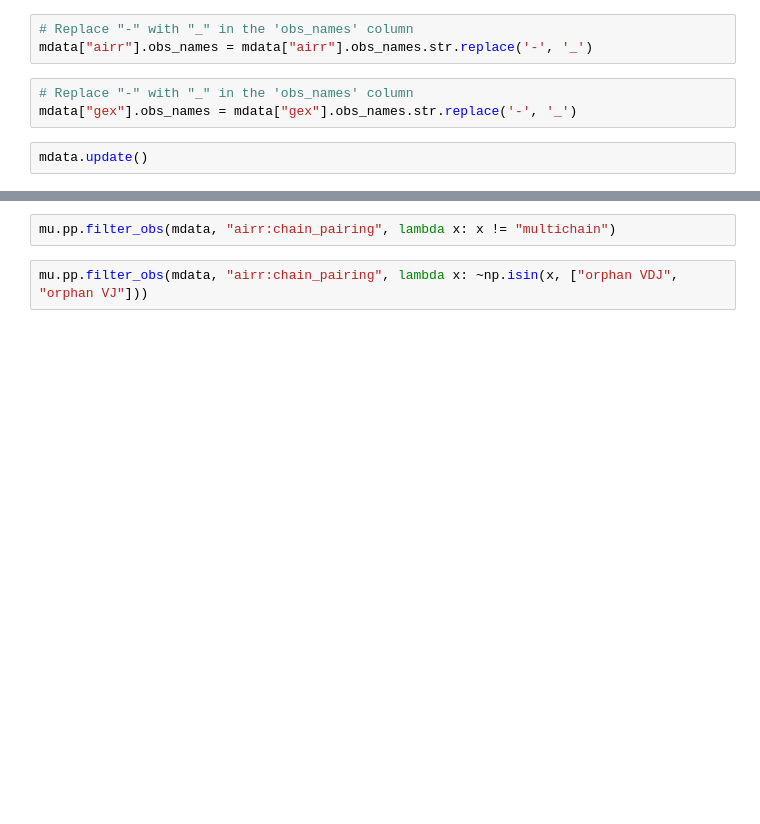
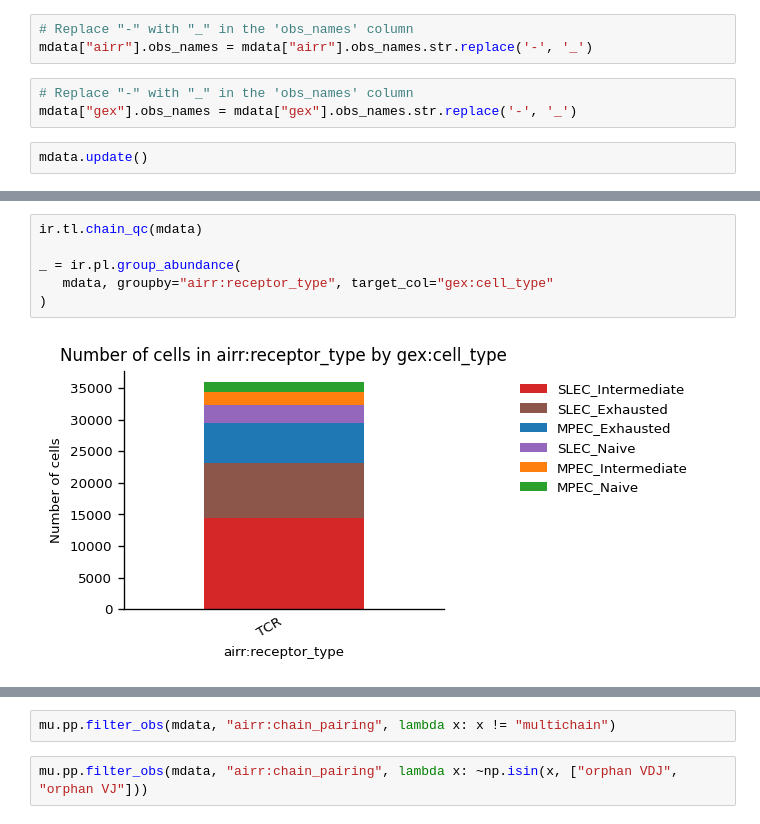
Before and after one commit to ErikaKvalem/honda_microbial_metabolites_2021, a Jupyter notebook: 20_scripts/40_single-cell-sorted-cd8/40_gex_surface_prot/012_tcr_integration_old.ipynb, the cells around one changed output, grey strips where cells are left out. Saved outputs shown, nothing was run; the diff lists cells and outputs as text; blank space fills up the shorter version.

```diff
--- a/20_scripts/40_single-cell-sorted-cd8/40_gex_surface_prot/012_tcr_integration_old.ipynb
+++ b/20_scripts/40_single-cell-sorted-cd8/40_gex_surface_prot/012_tcr_integration_old.ipynb
@@ -618,3 +592,11 @@ _ = ir.pl.group_abundance(
+# %%
+ir.tl.chain_qc(mdata)
+
+_ = ir.pl.group_abundance(
+   mdata, groupby="airr:receptor_type", target_col="gex:cell_type"
+)
+# %% [output]
+[figure, added]
 # %%
 _ = ir.pl.group_abundance(mdata, groupby="airr:chain_pairing", target_col="gex:origin")
 # %% [output]
```
Also changed, not shown: parts of 37 cells of this notebook.
